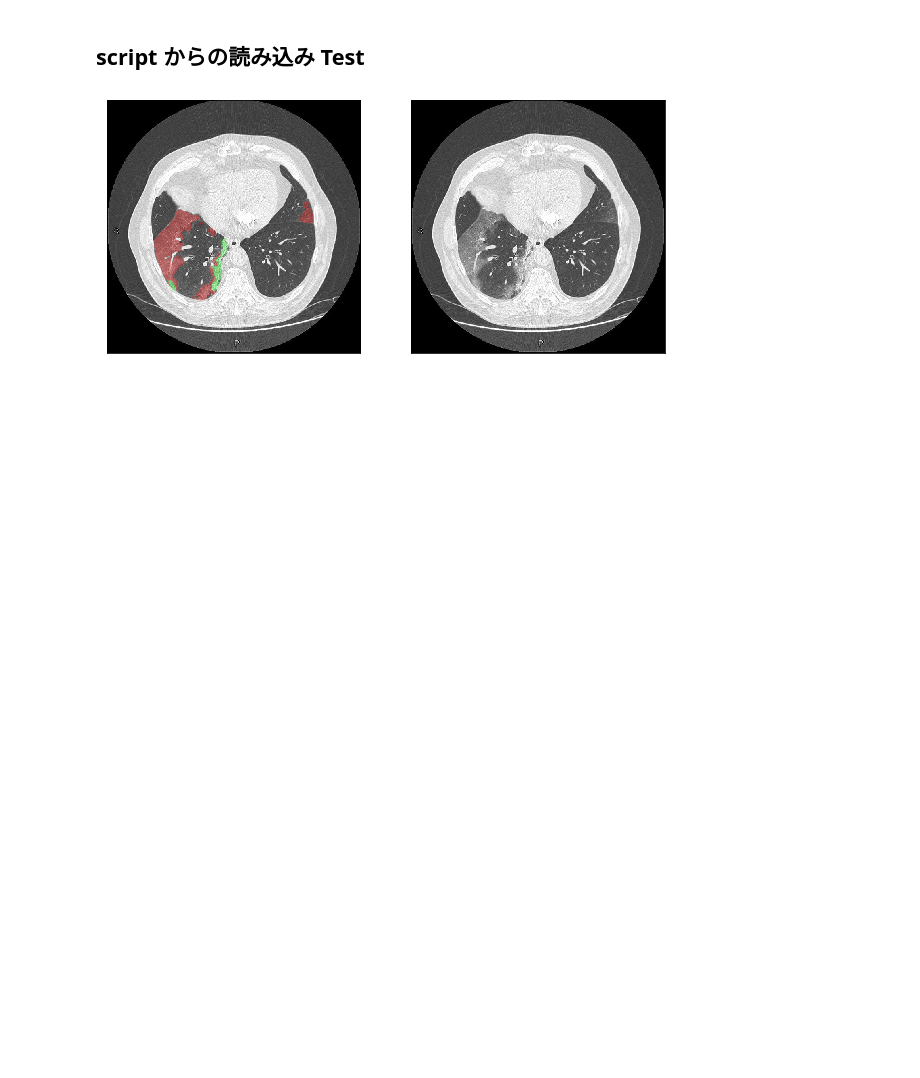
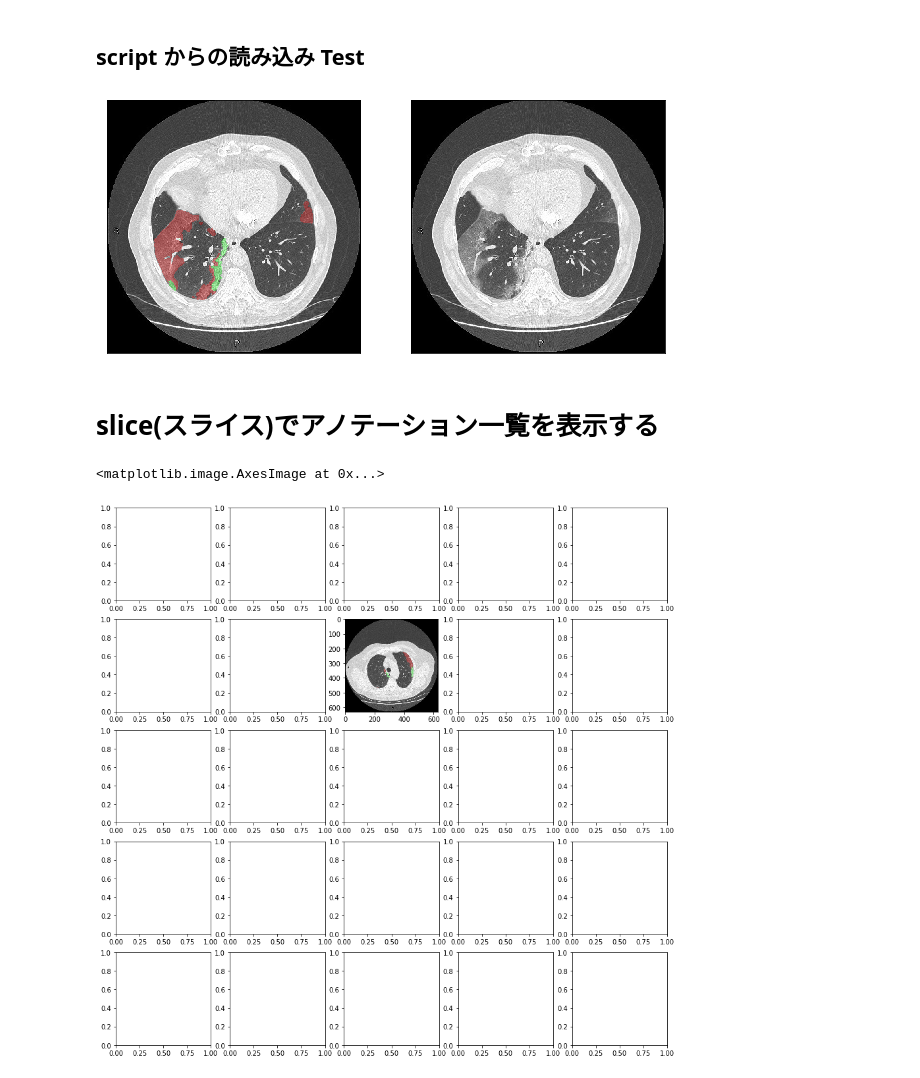
Before and after one commit to MoTo-LaBo/Python-data-science, a Jupyter notebook: CT visualization/ct_devlopment.ipynb, the cells around one changed output. Cells and saved outputs as stored; diff of their text form; code cells hidden in the pictures; blank space fills up the shorter version.

```diff
--- a/CT visualization/ct_devlopment.ipynb
+++ b/CT visualization/ct_devlopment.ipynb
@@ -839,3 +839,14 @@ for idx, i in enumerate(data):
     axes[idx].set_yticks(ticks=[])  # 縦軸のメモリを消す
 # %% [output]
 [figure]
+# %% [markdown]
+# slice(スライス)でアノテーション一覧を表示する
+# %%
+rows = 5
+cols = 5
+figsize = (15, 15)
+fig, ax = plt.subplots(cols, rows, figsize=figsize)
+ax[1, 2].imshow(overlayed[:, :, 10])
+# %% [output]
+<matplotlib.image.AxesImage at 0x...>
+[figure, added]
```
Also changed, not shown: parts of 7 cells of this notebook, 3 other files.
